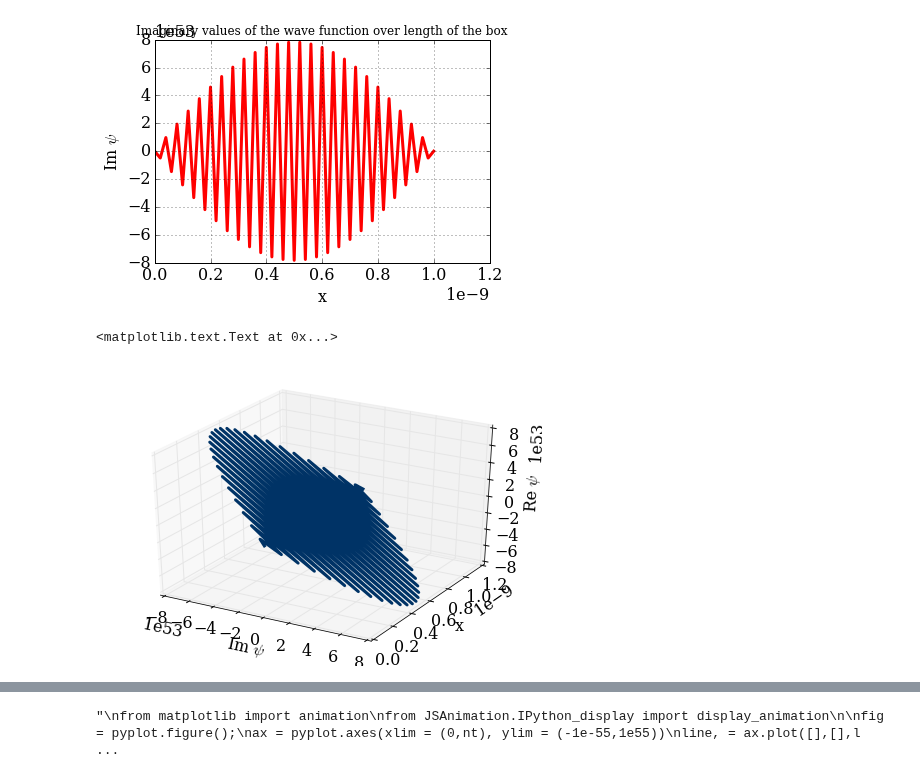
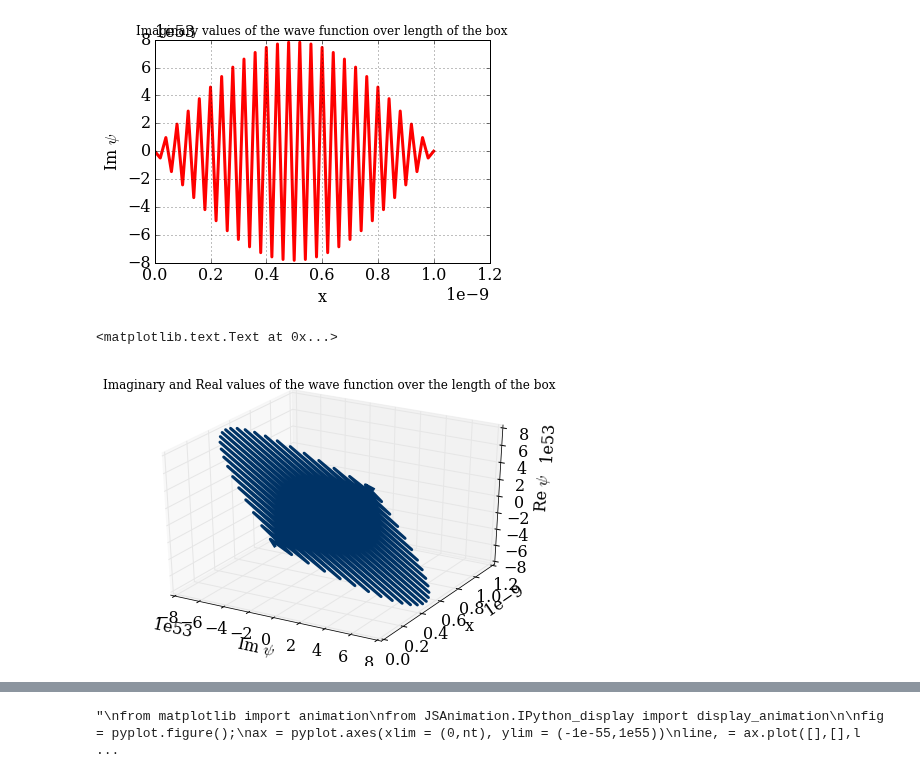
Before and after one commit to numerical-mooc/assignment-bank-2015, a Jupyter notebook: NDodbele/Schrodinger.ipynb, the cells around one changed output, grey strips where cells are left out. Drawn from its saved outputs; the diff is of its cells as text; code cells hidden in the pictures.

Commit message:
text added to prob density function plot info

```diff
--- a/NDodbele/Schrodinger.ipynb
+++ b/NDodbele/Schrodinger.ipynb
@@ -313,16 +313,17 @@ pyplot.title(r'Imaginary values of the wave function over length of the box', fo
 # %%
 # 3D plot of imaginary values vs. real vales vs. x
 
 fig = pyplot.figure()
 ax = Axes3D(fig)
 ax.view_init()
 ax.plot(psi.imag, x, psi.real, color = '#003366', lw =3)
 ax.set_xlabel(r'Im $\psi$')
 ax.set_ylabel(r'x')
 ax.set_zlabel(r'Re $\psi$')
+ax.set_title(r'Imaginary and Real values of the wave function over the length of the box', fontsize = 12)
 # %% [output]
 <matplotlib.text.Text at 0x...>
-[figure, old version]
+[figure, new version]
 # %% [markdown]
 Wow! Is that what you were expecting? Let's discuss our results.
 
```
Also changed, not shown: parts of 4 cells of this notebook.
